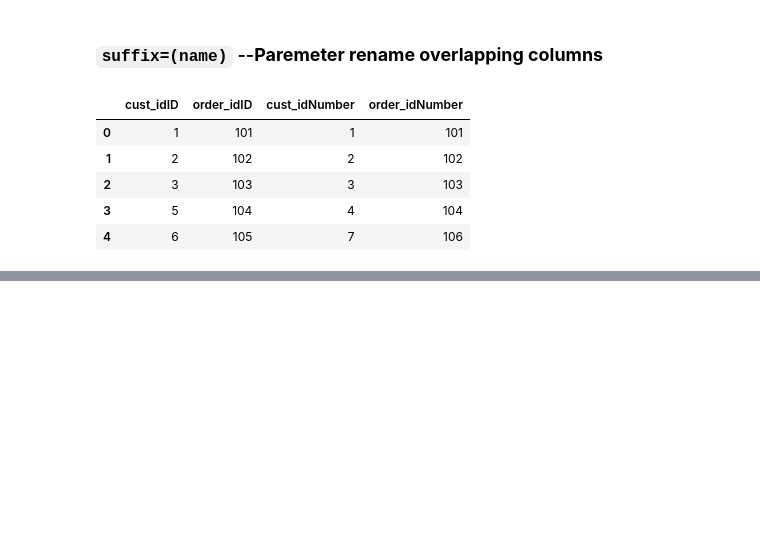
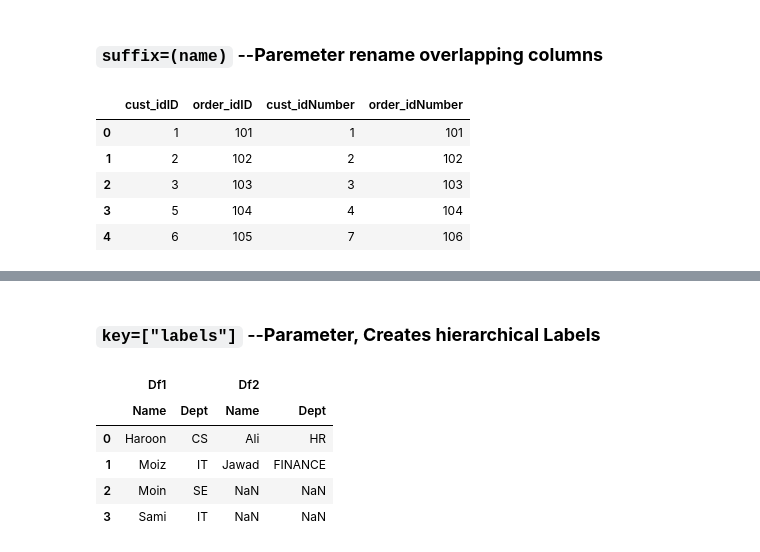
Before and after one commit to RealHaroon/Data-Analytics, a Jupyter notebook: Notebooks/Pandas/Merge and Concat.ipynb, the cells around one changed output, grey strips where cells are left out. Saved outputs shown, nothing was run; the diff lists cells and outputs as text; code cells hidden in the pictures; blank space fills up the shorter version.

```diff
--- a/Notebooks/Pandas/Merge and Concat.ipynb
+++ b/Notebooks/Pandas/Merge and Concat.ipynb
@@ -124,0 +222,5 @@ pd.merge(left,right,left_index=True,right_index=True, suffixes=('ID','Number'))
+# %%
+df1=pd.DataFrame({ 'B':[1,2,3,4,5]})
+df2=pd.DataFrame({'A':[11,22,33,44],'C':[55,66,77,88]})
+pd.concat([df1,df2])
+pd.concat([df1,df2],axis=1)
@@ -124,0 +275,11 @@ pd.merge(left,right,left_index=True,right_index=True, suffixes=('ID','Number'))
+# %% [markdown]
+### `key=["labels"]` --**Parameter, Creates hierarchical Labels**
+# %%
+pd.concat([df1,df2],axis=1,keys=['Df1','Df2'])
+# %% [output]
+|  | Df1 |  | Df2 |  |
+|  | Name | Dept | Name | Dept |
+| 0 | Haroon | CS | Ali | HR |
+| 1 | Moiz | IT | Jawad | FINANCE |
+| 2 | Moin | SE | NaN | NaN |
+| 3 | Sami | IT | NaN | NaN |
```
Also changed, not shown: parts of 20 cells of this notebook, 1 other file.
